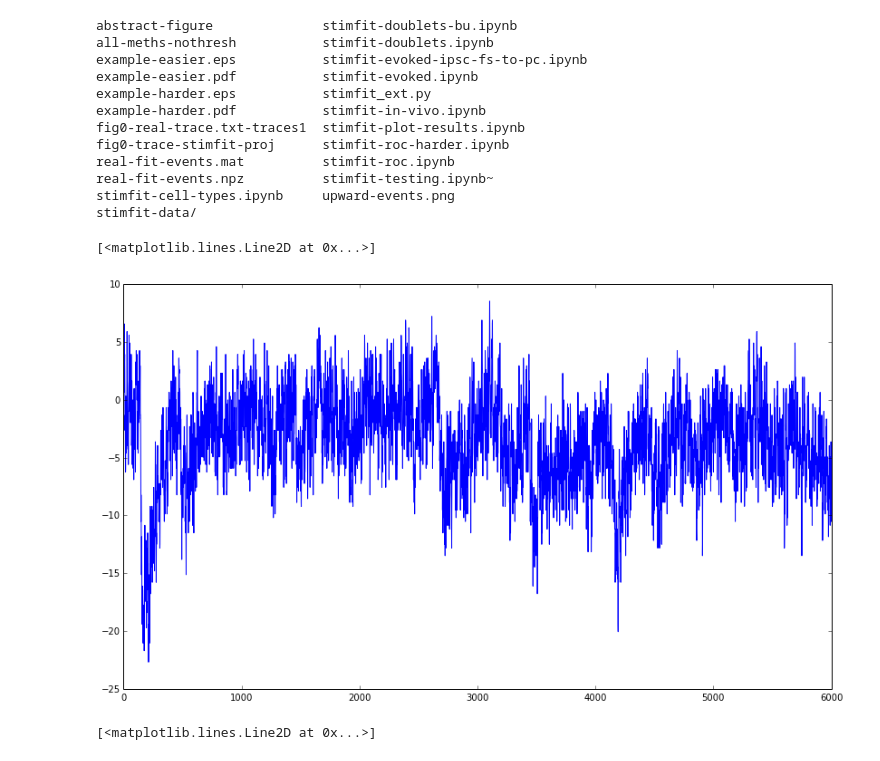
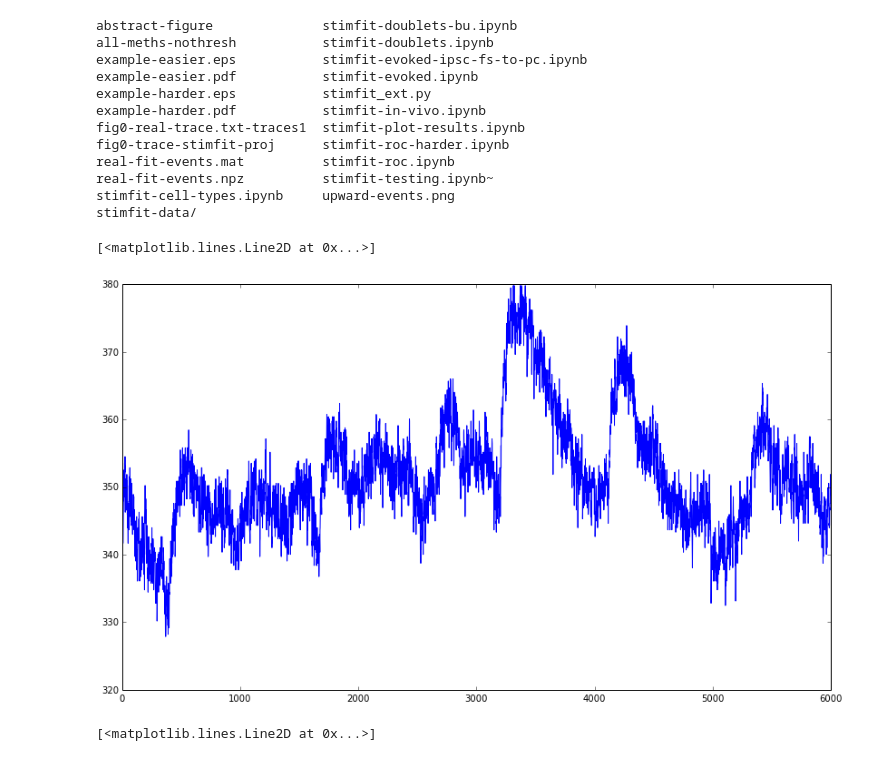
Before and after one commit to shababo/psc-detection-dist, a Jupyter notebook: stimfit/stimfit-cell-types.ipynb, the cells around one changed output. Drawn from its saved outputs; the diff is of its cells as text; code cells hidden in the pictures.

```diff
--- a/stimfit/stimfit-cell-types.ipynb
+++ b/stimfit/stimfit-cell-types.ipynb
@@ -50,16 +50,16 @@ real-fit-events.npz          stimfit-testing.ipynb~
 stimfit-cell-types.ipynb     upward-events.png
 stimfit-data/
 # %%
-sim_data_file = '/media/shababo/Layover/projects/mapping/code/psc-detection/data/l23_traces.mat'
+sim_data_file = '/media/shababo/Layover/projects/mapping/code/psc-detection/data/ipsc_trace.mat'
 mat_data = scio.loadmat(sim_data_file)
 
 %matplotlib inline
 
 fig = plt.figure(figsize=(14,8), dpi=72)
 plt.plot(mat_data['traces'][0,])
 # %% [output]
 [<matplotlib.lines.Line2D at 0x...>]
-[figure, old version]
+[figure, new version]
 # %%
 epsc_template_file = '/media/shababo/Layover/projects/mapping/code/psc-detection/data/simulated-epscs-1027-template.mat'
 epsc_mat = scio.loadmat(epsc_template_file)
```
Also changed, not shown: parts of 3 cells of this notebook, 6 other files.
